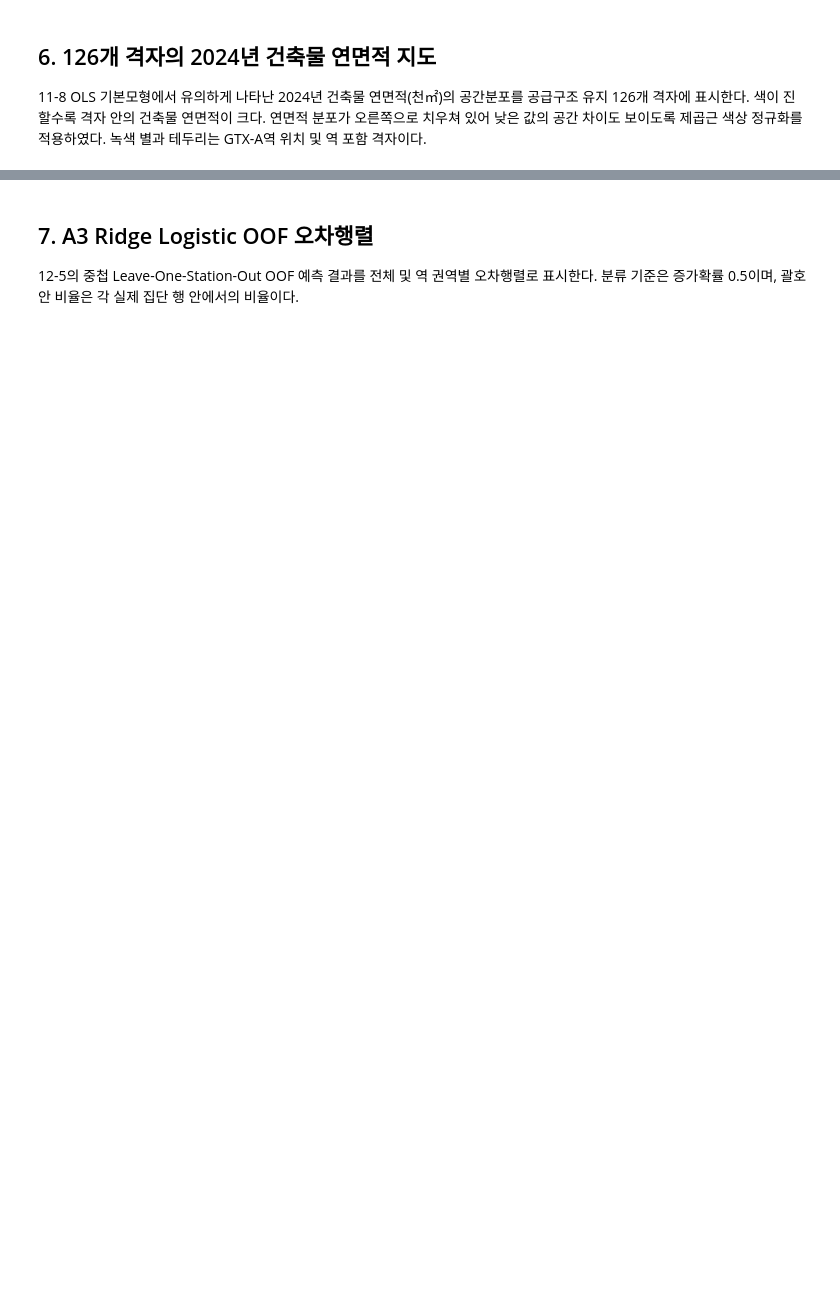
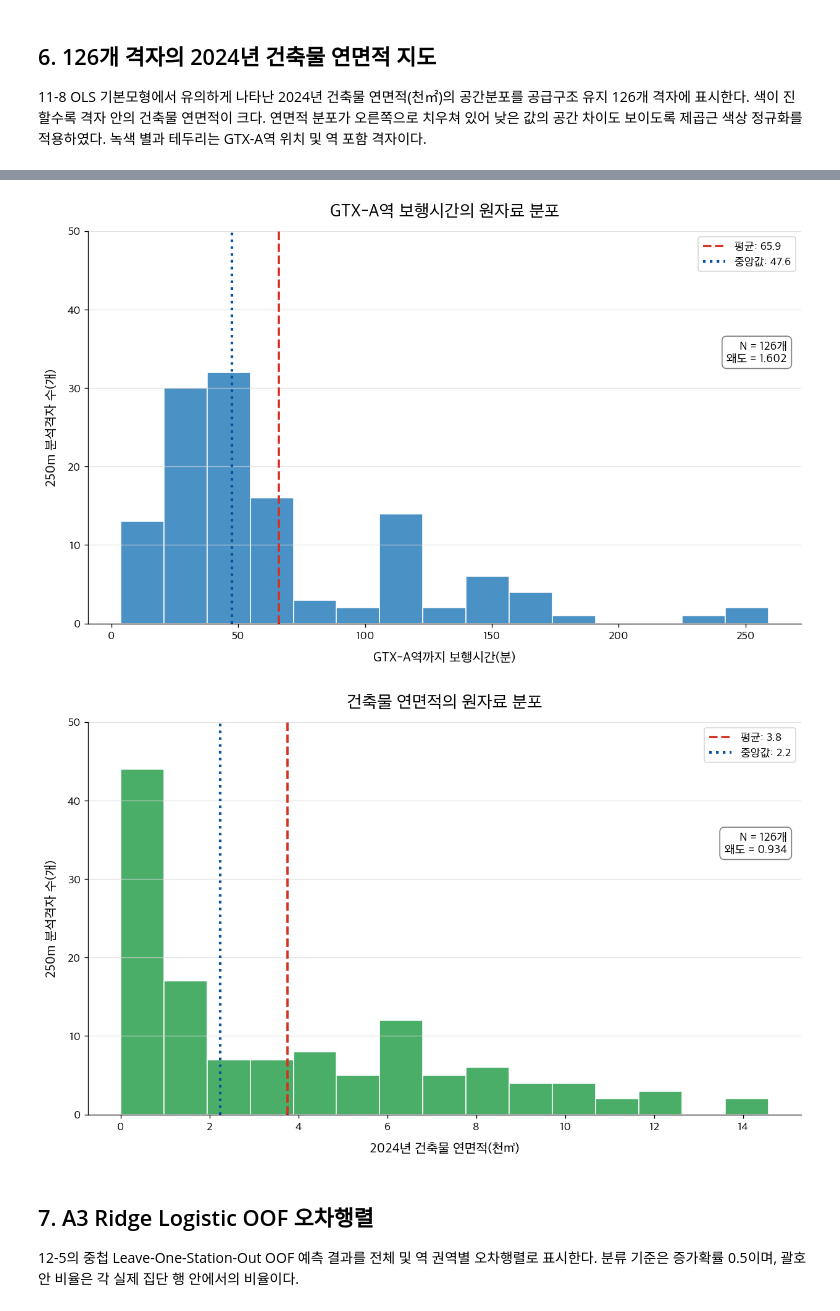
Before and after one commit to keum2666/Analysis-of-Factors-Affecting-Changes-in-Express-Bus-Ridership-to-Seoul-Following-the-Opening-of-GTX, a Jupyter notebook: gtx_a_bus_analysis/analysis/011_새데이터_승차변화_시각화.ipynb, the cells around one changed output, grey strips where cells are left out. Cells and saved outputs as stored; diff of their text form; code cells hidden in the pictures; blank space fills up the shorter version.

```diff
--- a/gtx_a_bus_analysis/analysis/011_새데이터_승차변화_시각화.ipynb
+++ b/gtx_a_bus_analysis/analysis/011_새데이터_승차변화_시각화.ipynb
@@ -452,3 +669,65 @@ plt.show()
+# %%
+# 부록용 로그변환 대상 변수 원자료 분포: 변수별 한 장
+from matplotlib.ticker import MaxNLocator
+
+
+def plot_raw_distribution(values, xlabel, title, color, bins=15):
+    values = pd.to_numeric(values, errors='coerce').dropna()
+    mean_value = values.mean()
+    median_value = values.median()
+    skewness = values.skew()
+
+    fig, ax = plt.subplots(figsize=(10.5, 6.5))
+    ax.hist(
+        values, bins=bins, color=color, edgecolor='white',
+        linewidth=1.1, alpha=0.88,
+    )
+    ax.axvline(
+        mean_value, color='#D7301F', linestyle='--', linewidth=2.2,
+        label=f'평균: {mean_value:.1f}',
+    )
+    ax.axvline(
+        median_value, color='#08519C', linestyle=':', linewidth=2.5,
+        label=f'중앙값: {median_value:.1f}',
+    )
+    ax.set_title(title, fontsize=17, fontweight='bold', pad=14)
+    ax.set_xlabel(xlabel, fontsize=13, labelpad=10)
+    ax.set_ylabel('250m 분석격자 수(개)', fontsize=13, labelpad=10)
+    ax.set_ylim(0, 50)
+    ax.set_yticks(np.arange(0, 51, 10))
+    ax.tick_params(axis='both', labelsize=11)
+    ax.grid(axis='y', color='#D9D9D9', linewidth=0.8, alpha=0.7)
+    ax.spines[['top', 'right']].set_visible(False)
+    ax.legend(loc='upper right', frameon=True, fontsize=11)
+    ax.text(
+        0.98, 0.72,
+        f'N = {len(values)}개\n왜도 = {skewness:.3f}',
+        transform=ax.transAxes, ha='right', va='top', fontsize=11.5,
+        bbox=dict(boxstyle='round,pad=0.4', facecolor='white',
+                  edgecolor='#777777', alpha=0.94),
+    )
+    plt.tight_layout()
+    plt.show()
+
+
+plot_raw_distribution(
+    model['walk_min'],
+    xlabel='GTX-A역까지 보행시간(분)',
+    title='GTX-A역 보행시간의 원자료 분포',
+    color='#3182BD',
+    bins=15,
+)
+
+plot_raw_distribution(
+    floor[floor_col],
+    xlabel='2024년 건축물 연면적(천㎡)',
+    title='건축물 연면적의 원자료 분포',
+    color='#31A354',
+    bins=15,
+)
+# %% [output]
+[figure, added]
+[figure, added]
 # %% [markdown]
 ## 7. A3 Ridge Logistic OOF 오차행렬
 
```
Also changed, not shown: parts of 13 cells of this notebook, 14 other files.
